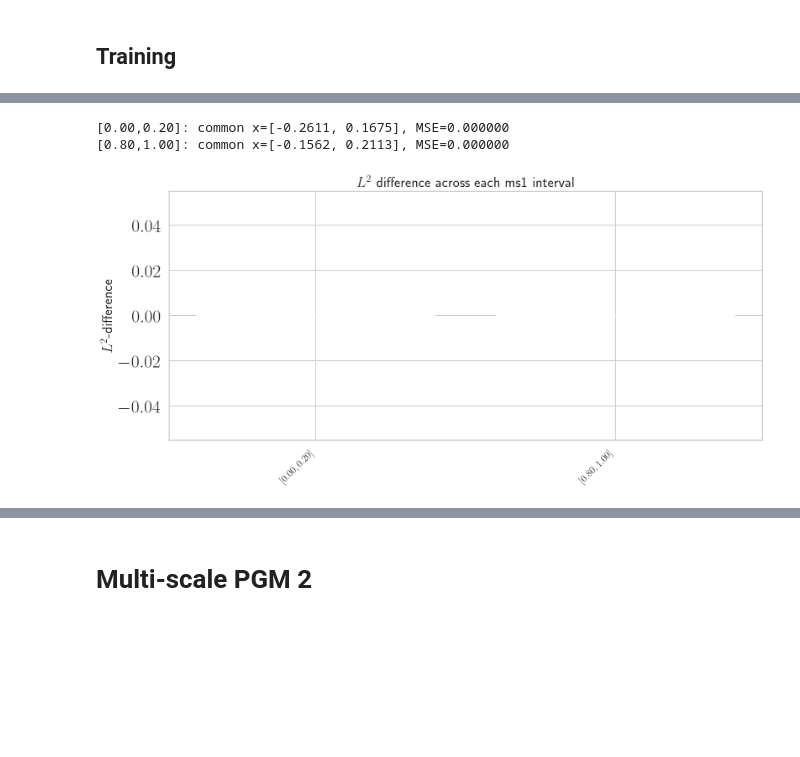
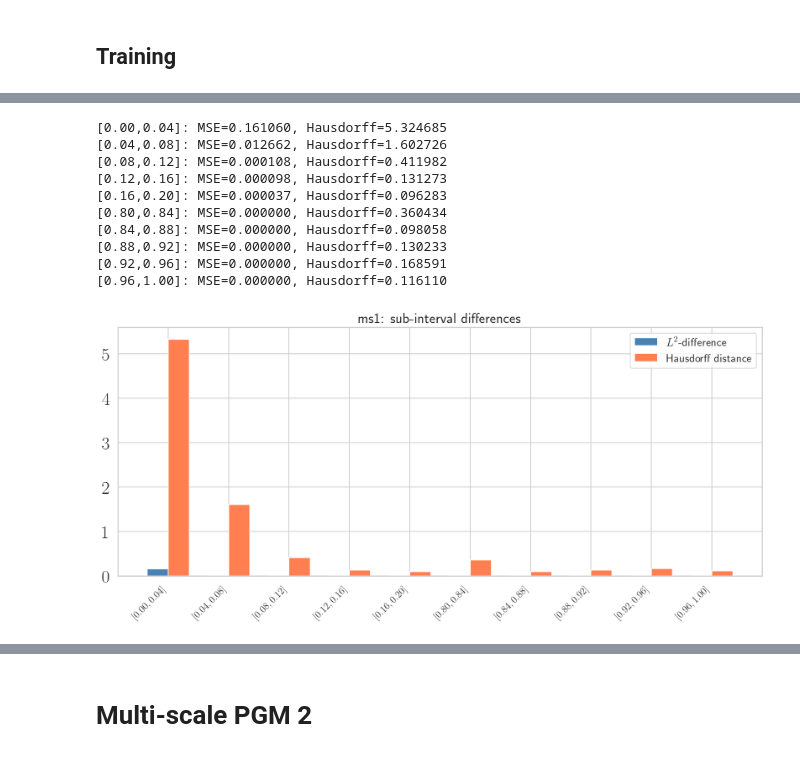
Before and after one commit to arashfahim/multiscale-PGM-for-stochastic-control, a Jupyter notebook: LQC/Three-steps/LQC_Updated_v8.ipynb, the cells around one changed output, grey strips where cells are left out. Drawn from its saved outputs; the diff is of its cells as text; code cells hidden in the pictures; blank space fills up the shorter version.

```diff
--- a/LQC/Three-steps/LQC_Updated_v8.ipynb
+++ b/LQC/Three-steps/LQC_Updated_v8.ipynb
@@ -981,45 +963,74 @@ value function training time= 0.46775317192077637
 # %%
-# L2 difference between start and end of each ms1 interval
+# L2 and Hausdorff difference across each ms1 sub-interval
+from scipy.spatial.distance import directed_hausdorff
+import numpy as np
+
 path = ms1.path.clone().detach()
 
 x_ranges = {}
+x_data = {}
 for t_val in sorted(set(path[:, 0].numpy().round(8))):
     mask = torch.abs(path[:, 0] - t_val) < 1e-5
     xs = path[mask, 1]
     if len(xs) > 0:
         x_ranges[t_val] = (xs.min().item(), xs.max().item())
+        x_data[t_val] = xs.numpy().reshape(-1, 1)
+
+sub_intervals = []
+for interval in ms1_model_params['intervals']:
+    a, b = interval
+    dt = (b - a) / ms1_model_params['num_time_steps']
+    for k in range(ms1_model_params['num_time_steps']):
+        sub_intervals.append([a + k * dt, a + (k + 1) * dt])
 
 mse_list = []
+hausdorff_list = []
 labels = []
 num_grid = 200
-for interval in ms1_model_params['intervals']:
-    a, b = interval
+for sub in sub_intervals:
+    a, b = sub
     ta = min(x_ranges.keys(), key=lambda t: abs(t - a))
     tb = min(x_ranges.keys(), key=lambda t: abs(t - b))
     x_lo = max(x_ranges[ta][0], x_ranges[tb][0])
     x_hi = min(x_ranges[ta][1], x_ranges[tb][1])
-    if x_lo >= x_hi:
-        continue
-    x_grid = torch.linspace(x_lo, x_hi, num_grid)
-    tx0 = torch.cat((ta * torch.ones(num_grid, 1), x_grid.unsqueeze(-1)), dim=1)
-    tx1 = torch.cat((tb * torch.ones(num_grid, 1), x_grid.unsqueeze(-1)), dim=1)
-    v0 = ms1.value(tx0).squeeze(-1).detach()
-    v1 = ms1.value(tx1).squeeze(-1).detach()
-    mse = torch.mean((v0 - v1) ** 2).item()
+    if x_lo < x_hi:
+        x_grid = torch.linspace(x_lo, x_hi, num_grid)
+        tx0 = torch.cat((ta * torch.ones(num_grid, 1), x_grid.unsqueeze(-1)), dim=1)
+        tx1 = torch.cat((tb * torch.ones(num_grid, 1), x_grid.unsqueeze(-1)), dim=1)
+        v0 = ms1.value(tx0).squeeze(-1).detach()
+        v1 = ms1.value(tx1).squeeze(-1).detach()
+        mse = torch.mean((v0 - v1) ** 2).item()
+    else:
+        mse = 0
     mse_list.append(mse)
+    d_fwd = directed_hausdorff(x_data[ta], x_data[tb])[0]
+    d_bwd = directed_hausdorff(x_data[tb], x_data[ta])[0]
+    hausdorff_list.append(max(d_fwd, d_bwd))
     labels.append(f"$[{a:.2f},{b:.2f}]$")
-    print(f"[{a:.2f},{b:.2f}]: common x=[{x_lo:.4f}, {x_hi:.4f}], MSE={mse:.6f}")
+    print(f"[{a:.2f},{b:.2f}]: MSE={mse:.6f}, Hausdorff={hausdorff_list[-1]:.6f}")
 
+x_pos = np.arange(len(labels))
+width = 0.35
 fig, ax = plt.subplots(figsize=(12, 6), dpi=150)
-ax.bar(range(len(mse_list)), mse_list, tick_label=labels)
-ax.set_ylabel(r"$L^2$-difference", fontsize=18)
-ax.set_title(r"$L^2$ difference across each ms1 interval", fontsize=18)
-plt.xticks(rotation=45, ha='right', fontsize=12)
+ax.bar(x_pos - width/2, mse_list, width, label=r"$L^2$-difference", color='steelblue')
+ax.bar(x_pos + width/2, hausdorff_list, width, label='Hausdorff distance', color='coral')
+ax.set_xticks(x_pos)
+ax.set_xticklabels(labels, rotation=45, ha='right', fontsize=12)
+ax.set_title('ms1: sub-interval differences', fontsize=18)
+ax.legend(fontsize=14)
 plt.tight_layout()
 plt.savefig("/Users/arashfahim/Documents/GitHub/multiscale-PGM-for-stochastic-control/LQC/Three-steps/L2_diff_consecutive_ms1" + version + ".pdf", format='pdf')
 plt.show()
 # %% [output]
-[0.00,0.20]: common x=[-0.2611, 0.1675], MSE=0.000000
-[0.80,1.00]: common x=[-0.1562, 0.2113], MSE=0.000000
+[0.00,0.04]: MSE=0.161060, Hausdorff=5.324685
+[0.04,0.08]: MSE=0.012662, Hausdorff=1.602726
+[0.08,0.12]: MSE=0.000108, Hausdorff=0.411982
+[0.12,0.16]: MSE=0.000098, Hausdorff=0.131273
+[0.16,0.20]: MSE=0.000037, Hausdorff=0.096283
+[0.80,0.84]: MSE=0.000000, Hausdorff=0.360434
+[0.84,0.88]: MSE=0.000000, Hausdorff=0.098058
+[0.88,0.92]: MSE=0.000000, Hausdorff=0.130233
+[0.92,0.96]: MSE=0.000000, Hausdorff=0.168591
+[0.96,1.00]: MSE=0.000000, Hausdorff=0.116110
-[figure, old version]
+[figure, new version]
 # %%
```
Also changed, not shown: parts of 31 cells of this notebook, 33 other files.
